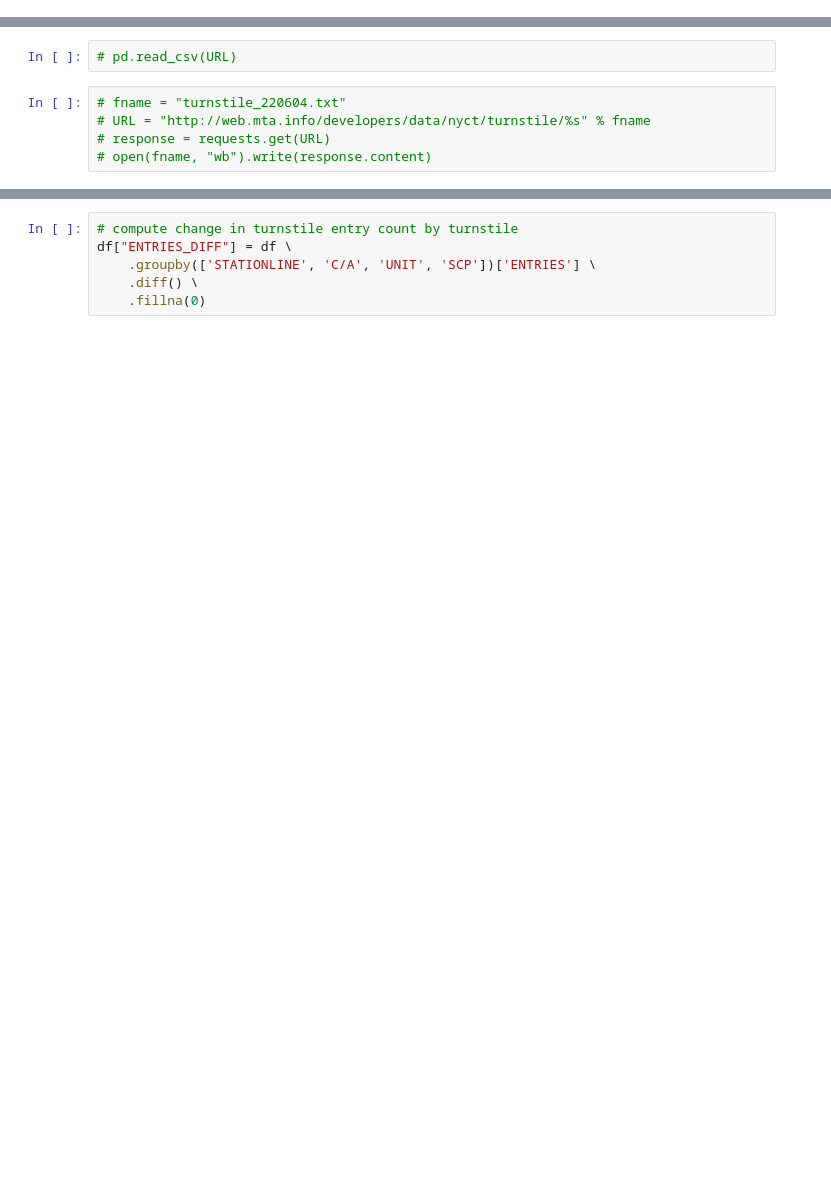
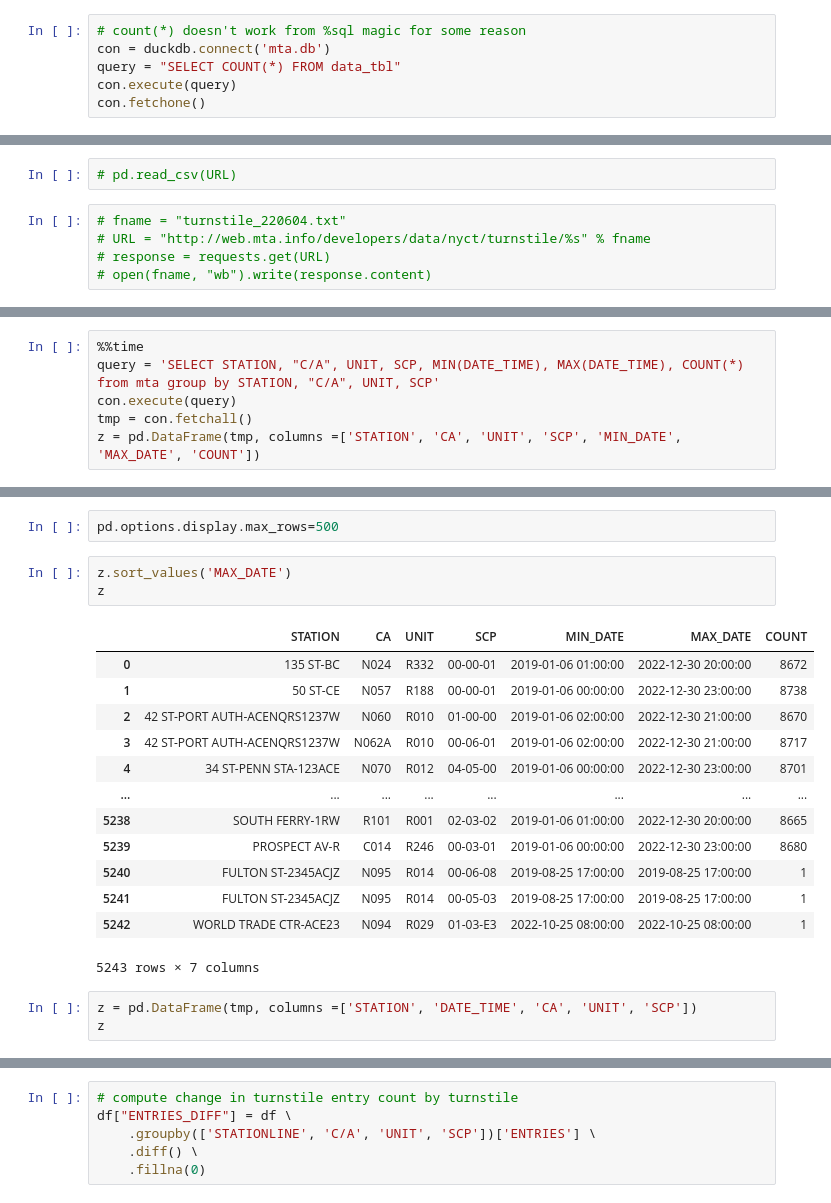
Before and after one commit to druce/MTA, a Jupyter notebook: MTA.ipynb, the cells around one changed output, grey strips where cells are left out. Cells and saved outputs as stored; diff of their text form; blank space fills up the shorter version.

```diff
--- a/MTA.ipynb
+++ b/MTA.ipynb
@@ -60,0 +232,6 @@ curl http://web.mta.info/developers/data/nyct/turnstile/turnstile_230107.txt > 2
+# %%
+# count(*) doesn't work from %sql magic for some reason
+con = duckdb.connect('mta.db')
+query = "SELECT COUNT(*) FROM data_tbl"
+con.execute(query)
+con.fetchone()
@@ -106,0 +396,6 @@ curl http://web.mta.info/developers/data/nyct/turnstile/turnstile_230107.txt > 2
+# %%
+%%time
+query = 'SELECT STATION, "C/A", UNIT, SCP, MIN(DATE_TIME), MAX(DATE_TIME), COUNT(*) from mta group by STATION, "C/A", UNIT, SCP'
+con.execute(query)
+tmp = con.fetchall()
+z = pd.DataFrame(tmp, columns =['STATION', 'CA', 'UNIT', 'SCP', 'MIN_DATE', 'MAX_DATE', 'COUNT'])
@@ -106,0 +405,22 @@ curl http://web.mta.info/developers/data/nyct/turnstile/turnstile_230107.txt > 2
+# %%
+pd.options.display.max_rows=500
+# %%
+z.sort_values('MAX_DATE')
+z
+# %% [output]
+|  | STATION | CA | UNIT | SCP | MIN_DATE | MAX_DATE | COUNT |
+| 0 | 135 ST-BC | N024 | R332 | 00-00-01 | 2019-01-06 01:00:00 | 2022-12-30 20:00:00 | 8672 |
+| 1 | 50 ST-CE | N057 | R188 | 00-00-01 | 2019-01-06 00:00:00 | 2022-12-30 23:00:00 | 8738 |
+| 2 | 42 ST-PORT AUTH-ACENQRS1237W | N060 | R010 | 01-00-00 | 2019-01-06 02:00:00 | 2022-12-30 21:00:00 | 8670 |
+| 3 | 42 ST-PORT AUTH-ACENQRS1237W | N062A | R010 | 00-06-01 | 2019-01-06 02:00:00 | 2022-12-30 21:00:00 | 8717 |
+| 4 | 34 ST-PENN STA-123ACE | N070 | R012 | 04-05-00 | 2019-01-06 00:00:00 | 2022-12-30 23:00:00 | 8701 |
+| ... | ... | ... | ... | ... | ... | ... | ... |
+| 5238 | SOUTH FERRY-1RW | R101 | R001 | 02-03-02 | 2019-01-06 01:00:00 | 2022-12-30 20:00:00 | 8665 |
+| 5239 | PROSPECT AV-R | C014 | R246 | 00-03-01 | 2019-01-06 00:00:00 | 2022-12-30 23:00:00 | 8680 |
+| 5240 | FULTON ST-2345ACJZ | N095 | R014 | 00-06-08 | 2019-08-25 17:00:00 | 2019-08-25 17:00:00 | 1 |
+| 5241 | FULTON ST-2345ACJZ | N095 | R014 | 00-05-03 | 2019-08-25 17:00:00 | 2019-08-25 17:00:00 | 1 |
+| 5242 | WORLD TRADE CTR-ACE23 | N094 | R029 | 01-03-E3 | 2022-10-25 08:00:00 | 2022-10-25 08:00:00 | 1 |
+5243 rows × 7 columns
+# %%
+z = pd.DataFrame(tmp, columns =['STATION', 'DATE_TIME', 'CA', 'UNIT', 'SCP'])
+z
```
Also changed, not shown: parts of 71 cells of this notebook, 1 other file.
